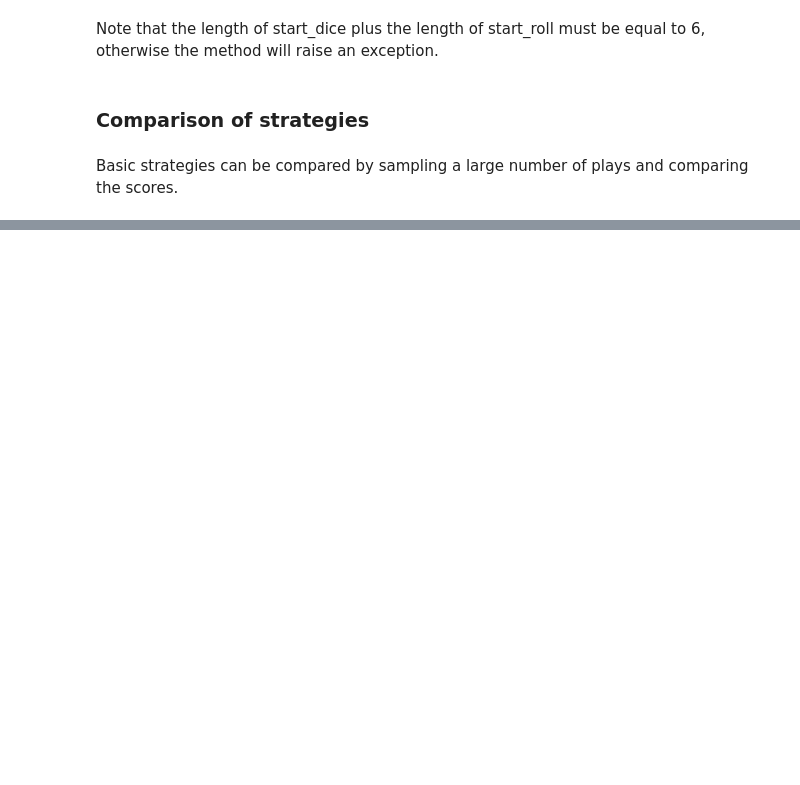
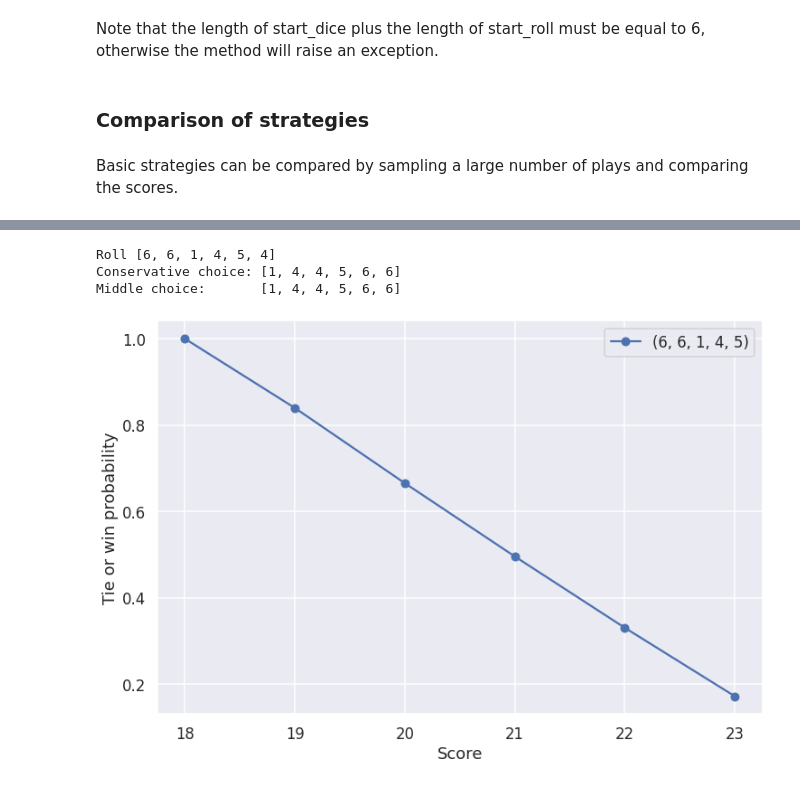
Before and after one commit to nahuelalmeira/midnight, a Jupyter notebook: notebooks/notebook.ipynb, the cells around one changed output, grey strips where cells are left out. Saved outputs shown, nothing was run; the diff lists cells and outputs as text; code cells hidden in the pictures; blank space fills up the shorter version.

```diff
--- a/notebooks/notebook.ipynb
+++ b/notebooks/notebook.ipynb
@@ -408,0 +351,9 @@ Middle choice:       [1, 6]
+# %%
+dice = [6, 6, 1, 4, 5, 4]
+choices = [(6, 6, 1, 4, 5)]
+first_roll_example(dice, choices)
+# %% [output]
+Roll [6, 6, 1, 4, 5, 4]
+Conservative choice: [1, 4, 4, 5, 6, 6]
+Middle choice:       [1, 4, 4, 5, 6, 6]
+[figure, added]
```
Also changed, not shown: parts of 31 cells of this notebook.
